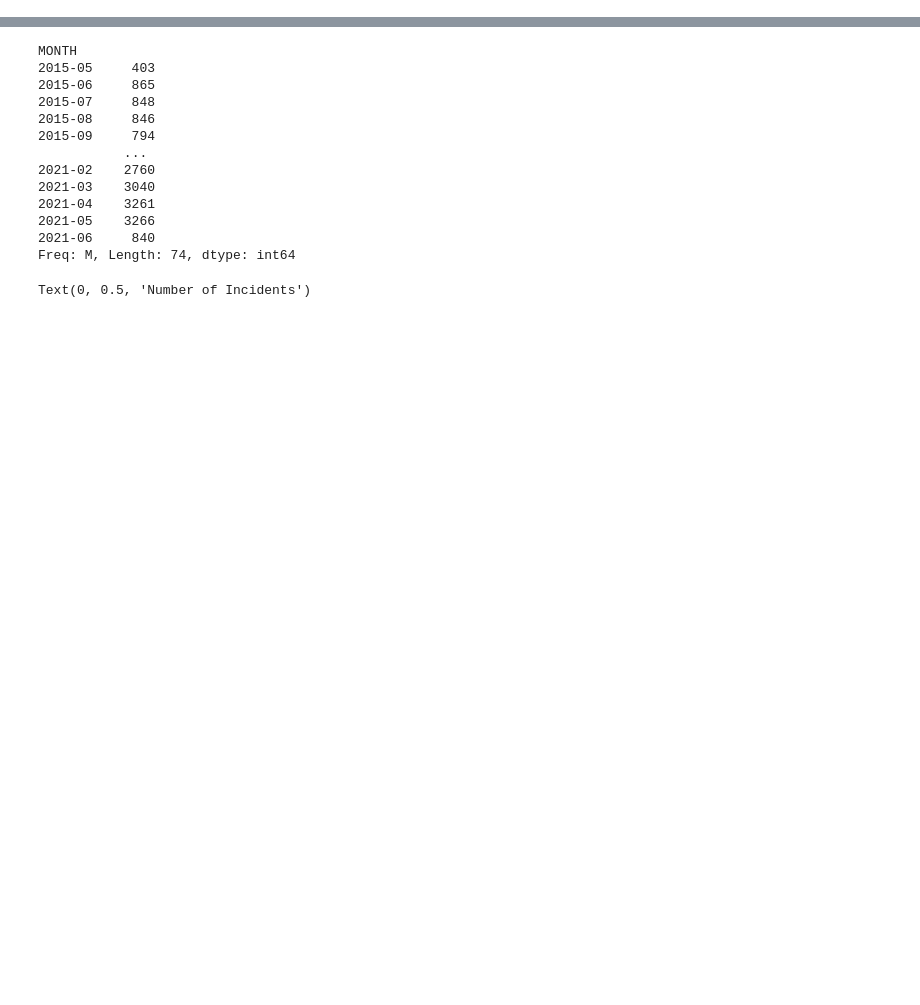
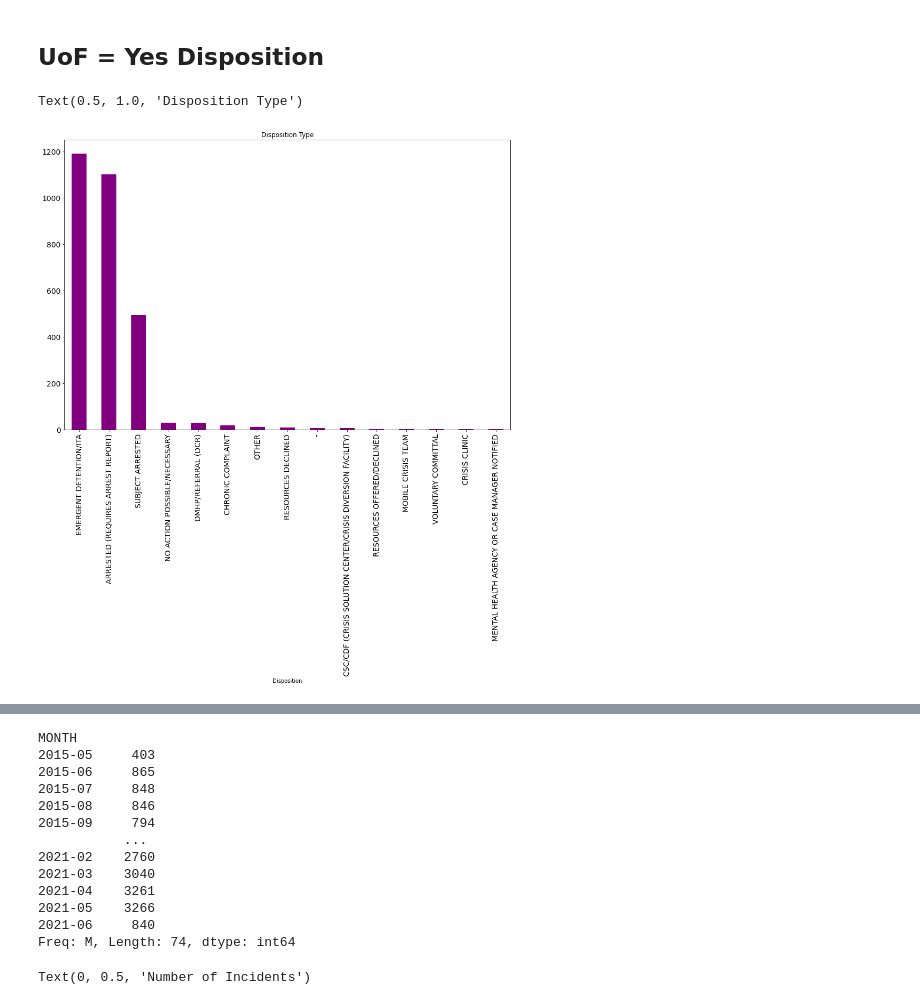
Before and after one commit to msenosain/spd-use-of-force_DS4A, a Jupyter notebook: notebooks/10_EDA_crisis.ipynb, the cells around one changed output, grey strips where cells are left out. Saved outputs shown, nothing was run; the diff lists cells and outputs as text; code cells hidden in the pictures; blank space fills up the shorter version.

```diff
--- a/notebooks/10_EDA_crisis.ipynb
+++ b/notebooks/10_EDA_crisis.ipynb
@@ -130,0 +91,12 @@ df['Date'] = pd.to_datetime(df['Date'])
+# %% [markdown]
+## UoF = Yes Disposition
+# %%
+#subcat: yes only for disposition
+# yes_df['Disposition'].groupby(level=None).size()
+yes_1 = yes_df.groupby(['Disposition']).size().sort_values(ascending = False) # len() 15
+# %%
+yes_disposition = yes_1.plot(kind = 'bar', figsize = (15, 10), color= 'purple', fontsize=14)
+yes_disposition.set_title('Disposition Type')
+# %% [output]
+Text(0.5, 1.0, 'Disposition Type')
+[figure, added]
```
Also changed, not shown: parts of 119 cells of this notebook.
